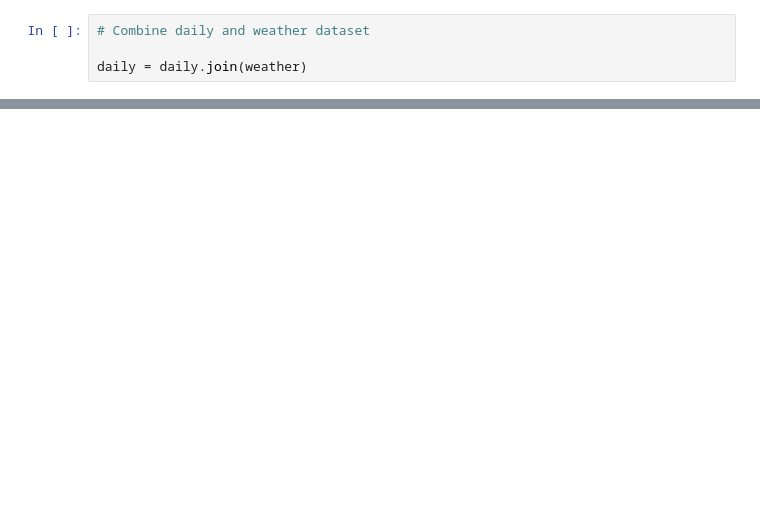
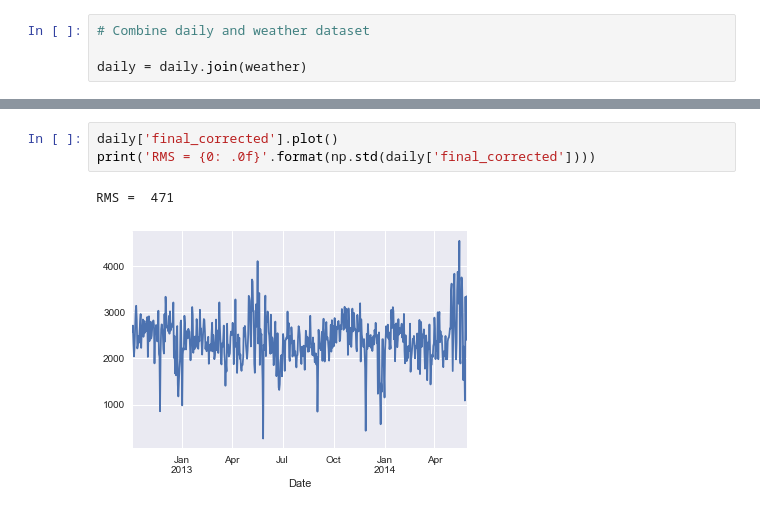
Before and after one commit to fabiangunzinger/seattle_cycling, a Jupyter notebook: seattle_cycling.ipynb, the cells around one changed output, grey strips where cells are left out. Saved outputs shown, nothing was run; the diff lists cells and outputs as text; blank space fills up the shorter version.

```diff
--- a/seattle_cycling.ipynb
+++ b/seattle_cycling.ipynb
@@ -230,0 +247,6 @@ plt.title('1-month moving average');
+# %%
+daily['final_corrected'].plot()
+print('RMS = {0: .0f}'.format(np.std(daily['final_corrected'])))
+# %% [output]
+RMS =  471
+[figure, added]
```
Also changed, not shown: parts of 19 cells of this notebook.
